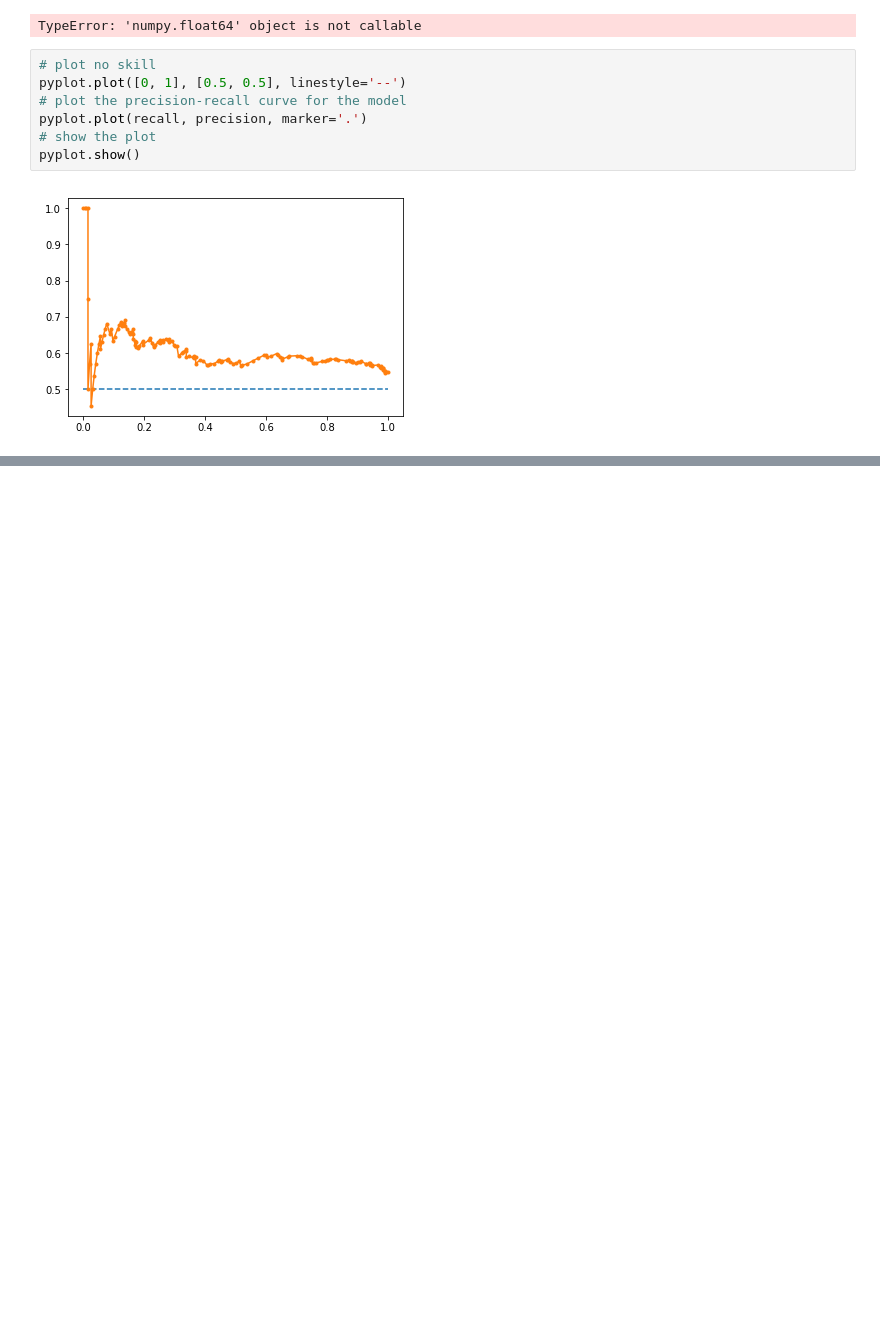
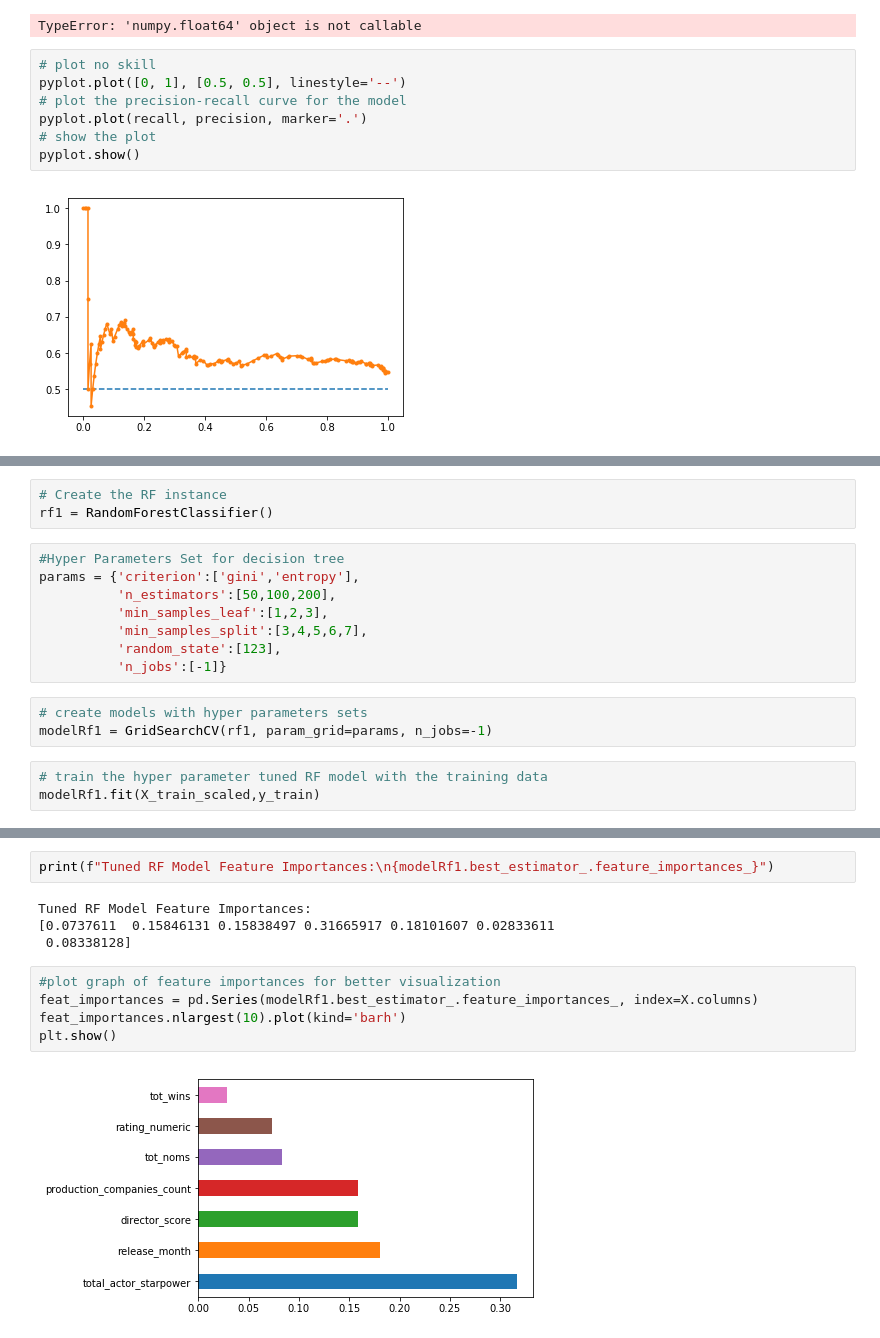
Before and after one commit to styrofomeBoots/project_3, a Jupyter notebook: bryan_workbook.ipynb, the cells around one changed output, grey strips where cells are left out. Saved outputs shown, nothing was run; the diff lists cells and outputs as text; blank space fills up the shorter version.

```diff
--- a/bryan_workbook.ipynb
+++ b/bryan_workbook.ipynb
@@ -376,0 +332,17 @@ plt.show()
+# %%
+# Create the RF instance
+rf1 = RandomForestClassifier()
+# %%
+#Hyper Parameters Set for decision tree
+params = {'criterion':['gini','entropy'],
+          'n_estimators':[50,100,200],
+          'min_samples_leaf':[1,2,3],
+          'min_samples_split':[3,4,5,6,7],
+          'random_state':[123],
+          'n_jobs':[-1]}
+# %%
+# create models with hyper parameters sets
+modelRf1 = GridSearchCV(rf1, param_grid=params, n_jobs=-1)
+# %%
+# train the hyper parameter tuned RF model with the training data
+modelRf1.fit(X_train_scaled,y_train)
@@ -376,0 +382,13 @@ plt.show()
+# %%
+print(f"Tuned RF Model Feature Importances:\n{modelRf1.best_estimator_.feature_importances_}")
+# %% [output]
+Tuned RF Model Feature Importances:
+[0.0737611  0.15846131 0.15838497 0.31665917 0.18101607 0.02833611
+ 0.08338128]
+# %%
+#plot graph of feature importances for better visualization
+feat_importances = pd.Series(modelRf1.best_estimator_.feature_importances_, index=X.columns)
+feat_importances.nlargest(10).plot(kind='barh')
+plt.show()
+# %% [output]
+[figure, added]
```
Also changed, not shown: parts of 53 cells of this notebook.
